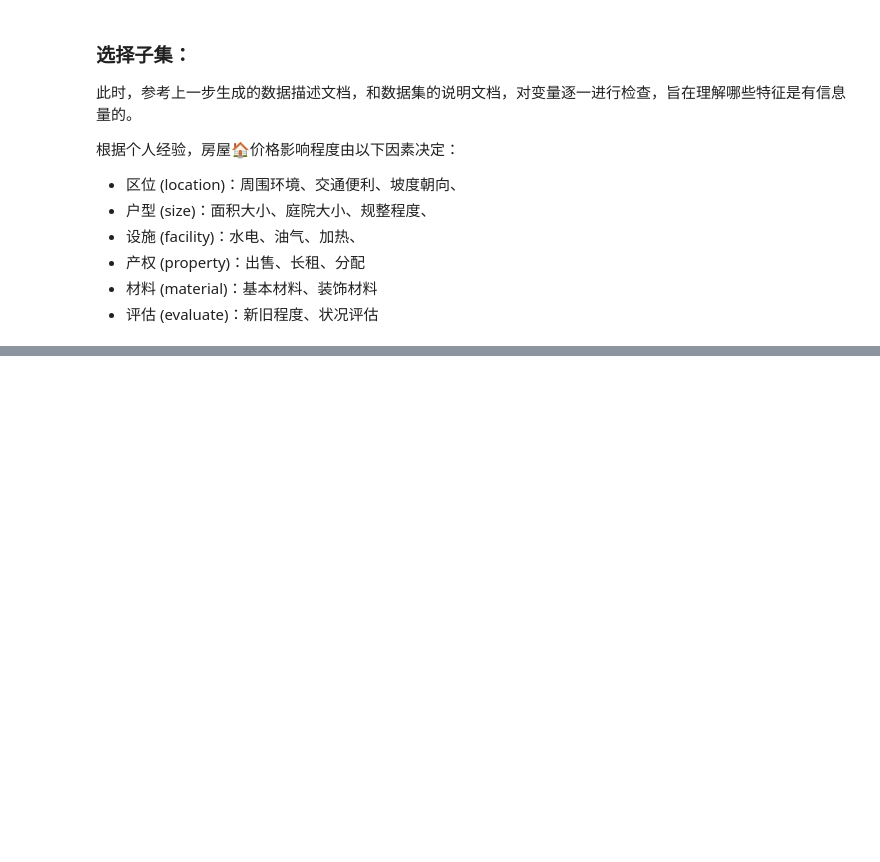
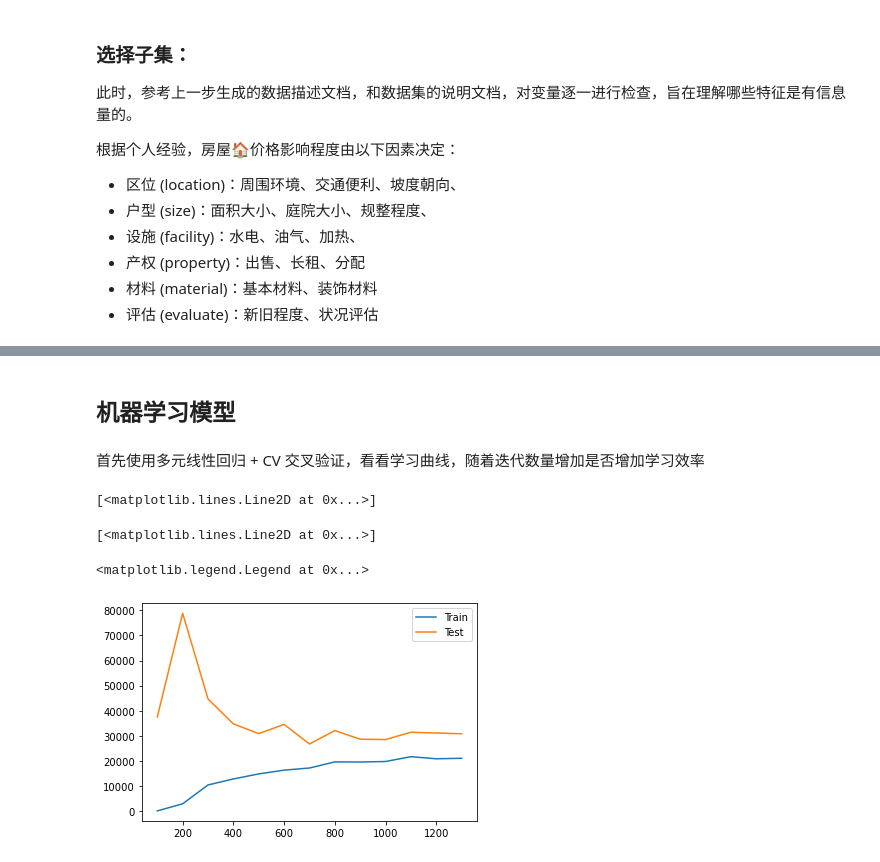
Before and after one commit to SongshGeo/My-Daily-Practices, a Jupyter notebook: house-price/notebook/house-price.ipynb, the cells around one changed output, grey strips where cells are left out. Saved outputs shown, nothing was run; the diff lists cells and outputs as text; code cells hidden in the pictures; blank space fills up the shorter version.

```diff
--- a/house-price/notebook/house-price.ipynb
+++ b/house-price/notebook/house-price.ipynb
@@ -287,0 +466,14 @@ for
+# %%
+# 使用 sklearn：
+# from sklearn import preprocessing
+# preprocessing.scale()
+
+def scale(array):
+    a = array - array.mean()
+    b = array.max() - array.min()
+    return a/b
+
+datatypes = update_datatypes(train, datatypes)
+for col in datatypes['numeric']:
+    print("Applied scale for variable {}.".format(col))
+    train[col] = scale(train[col])
@@ -287,0 +498,55 @@ for
+# %% [markdown]
+## 机器学习模型
+# %% [markdown]
+首先使用多元线性回归 + CV 交叉验证，看看学习曲线，随着迭代数量增加是否增加学习效率
+# %%
+# 区分交叉验证和训练用
+from sklearn.model_selection import KFold, train_test_split
+from sklearn.linear_model import LinearRegression
+from sklearn.metrics import mean_squared_error
+
+features = list(train.columns)
+not_features = ['Id', 'SalePrice']
+not_features.extend(list(datatypes['datetime']))
+
+for i in not_features:
+    features.remove(i)
+predictor = ['SalePrice']
+
+# 学习曲线
+def get_min_rmse_prediction_in_cv(data):
+    cv = KFold(shuffle=True, random_state=1)
+    rmse_train, rmse_test = [], []
+    for k, (train_index, test_index) in enumerate(cv.split(data)):
+        X_train, y_train = train[features].iloc[train_index, :], train[predictor].iloc[train_index]
+        X_test, y_test = train[features].iloc[test_index], train[predictor].iloc[test_index]
+        lr = LinearRegression()
+        lr.fit(X_train, y_train)
+        train_prediction = lr.predict(X_train)
+        test_prediction = lr.predict(X_test)
+        rmse_train.append(np.sqrt(mean_squared_error(y_train, train_prediction)))
+        rmse_test.append(np.sqrt(mean_squared_error(y_test, test_prediction)))
+    return min(rmse_train), min(rmse_test)
+
+
+rmse_trains, rmse_tests = [], []
+samples_len = list(range(100, len(train), 100))
+for i in samples_len:
+    rmse_train, rmse_test = get_min_rmse_prediction_in_cv(train.iloc[:i])
+    rmse_tests.append(rmse_test)
+    rmse_trains.append(rmse_train)
+
+from matplotlib import pyplot as plt
+%matplotlib inline
+
+plt.plot(samples_len, rmse_trains, label='Train')
+plt.plot(samples_len, rmse_tests, label='Test')
+plt.legend()
+plt.xlabel("Size of dataset")
+plt.ylabel("RMSE")
+plt.show();
+# %% [output]
+[<matplotlib.lines.Line2D at 0x...>]
+[<matplotlib.lines.Line2D at 0x...>]
+<matplotlib.legend.Legend at 0x...>
+[figure, added]
```
Also changed, not shown: parts of 18 cells of this notebook, 3 other files.
